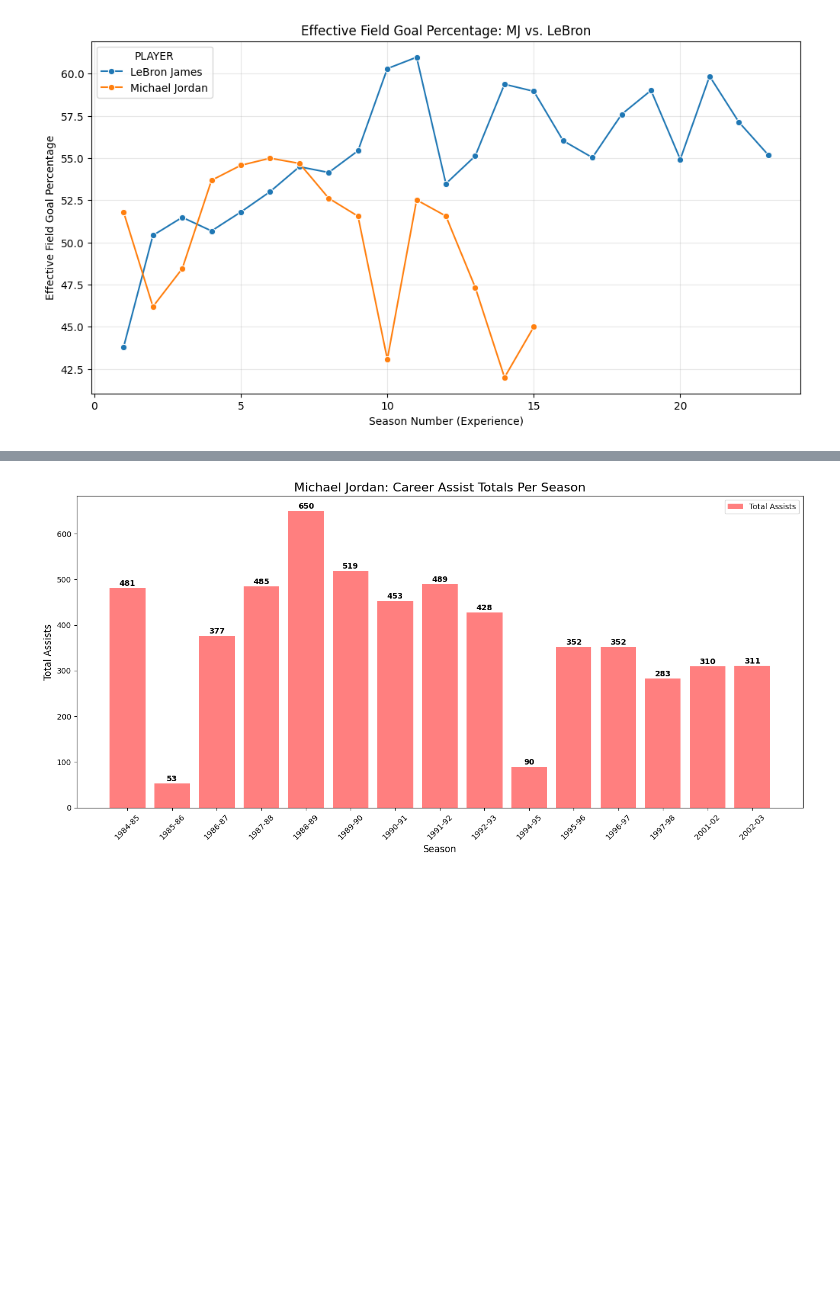
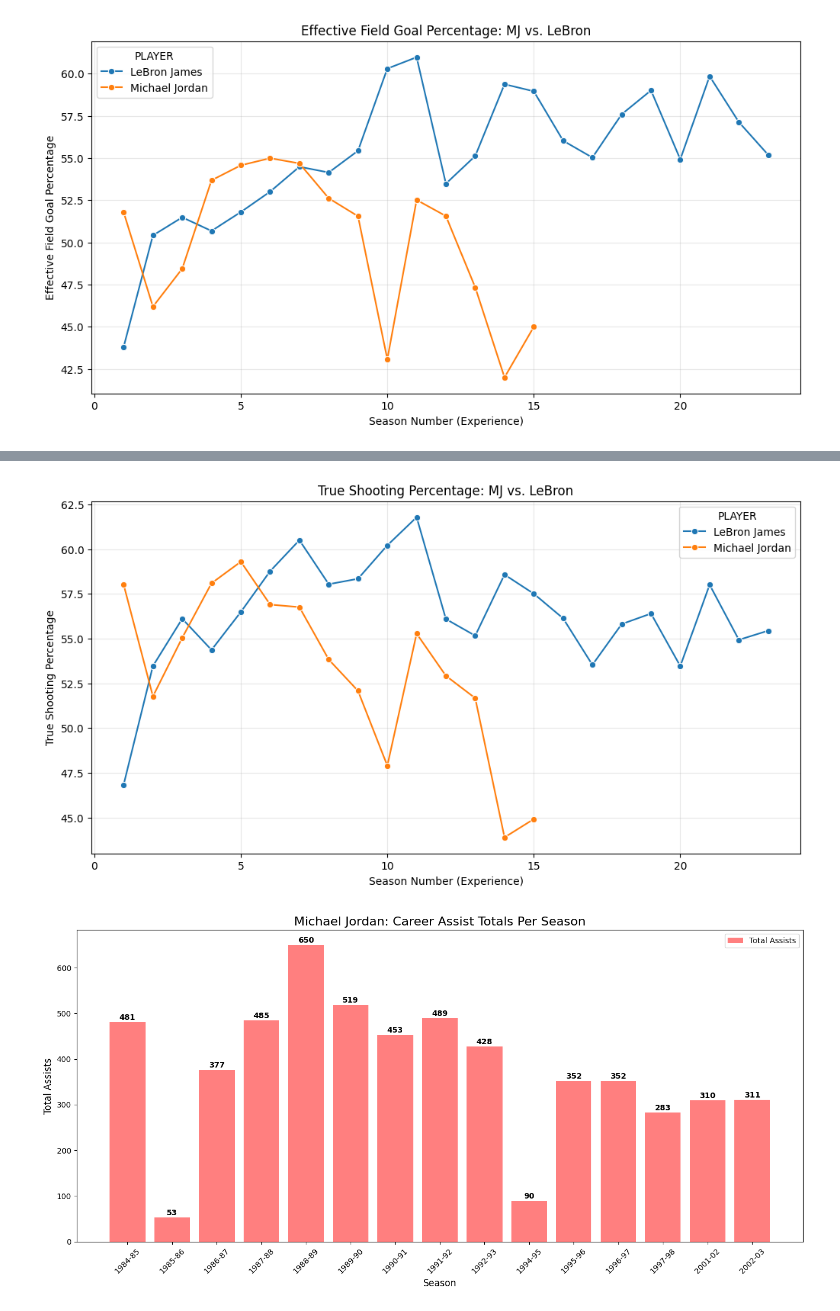
Before and after one commit to Jtambwe7305/mj-vs-lbj-nba-analysis-ai-help, a Jupyter notebook: Goat_comparison.ipynb, the cells around one changed output, grey strips where cells are left out. Drawn from its saved outputs; the diff is of its cells as text; code cells hidden in the pictures; blank space fills up the shorter version.

```diff
--- a/Goat_comparison.ipynb
+++ b/Goat_comparison.ipynb
@@ -667,3 +667,13 @@ plt.grid(True, alpha=0.3)
 plt.show()
 # %% [output]
 [figure]
+# %%
+def get_true_shoot_pct(df):
+    df = df.copy()
+    # To get "54.3%" format:
+    df['TS_PC'] = (df['PTS'] / (2 * (df['FGA'] + (0.44 * df['FGM'])))) * 100
+    return df[['SEASON_ID', 'Exp_Year', 'FGM', 'FG3M', 'FTM', 'FGA', 'FG3A', 'FTA', 'TS_PC', 'PLAYER']]
+
+mj_true_shoot = get_true_shoot_pct(mj_stats)
+print("--Michael Jordan: True Shooting--")
+print(mj_true_shoot.to_string(index=False))
@@ -669,0 +698,5 @@ plt.show()
+# %%
+lbj_true_shoot = get_true_shoot_pct(lbj_stats)
+print("--LeBron James: True Shooting--")
+print(lbj_true_shoot.to_string(index=False))
+print(lbj_true_shoot['TS_PC'].mean())
@@ -670,3 +721,15 @@ plt.show()
+# %%
+df_ts_pct = pd.concat([lbj_true_shoot, mj_true_shoot])
+
+plt.figure(figsize=(12, 6))
+sns.lineplot(data=df_ts_pct, x='Exp_Year', y='TS_PC', hue='PLAYER', marker='o')
+plt.title('True Shooting Percentage: MJ vs. LeBron')
+plt.xlabel('Season Number (Experience)')
+plt.ylabel('True Shooting Percentage')
+plt.grid(True, alpha=0.3)
+plt.show()
+# %% [output]
+[figure, added]
 # %%
 mj_assists = mj_stats[['SEASON_ID', 'AST']].copy()
 
```
Also changed, not shown: parts of 6 cells of this notebook.
